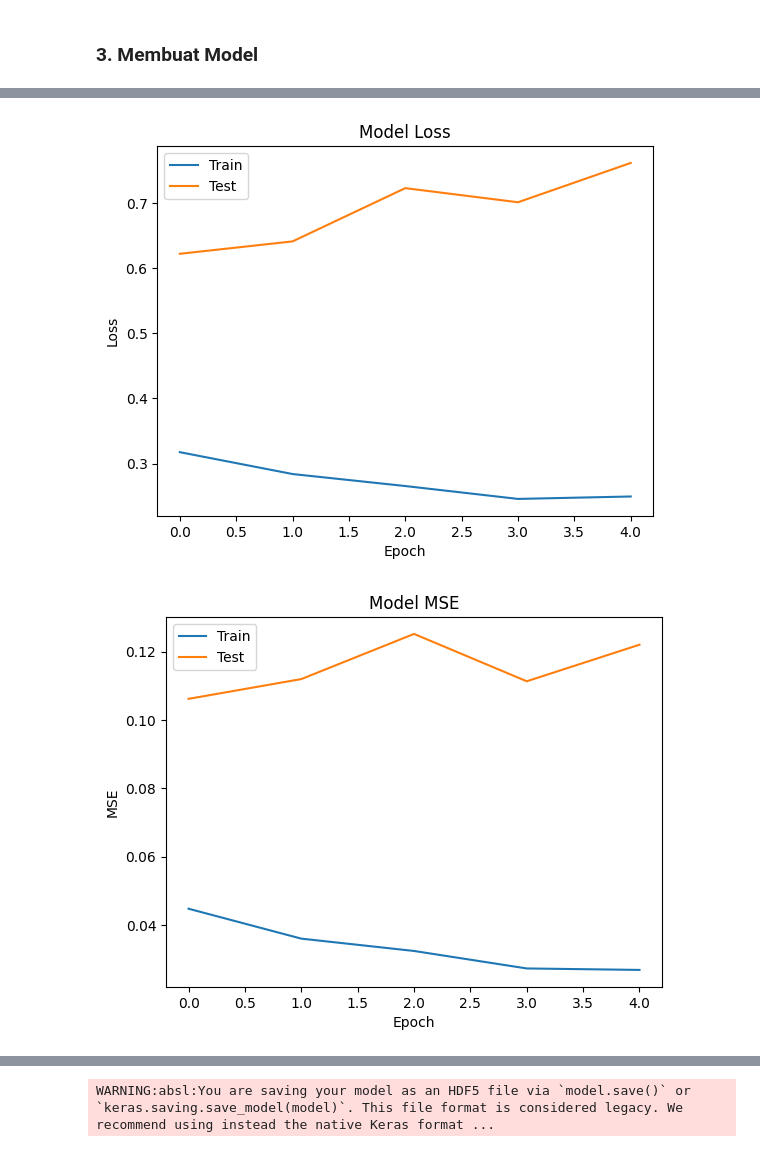
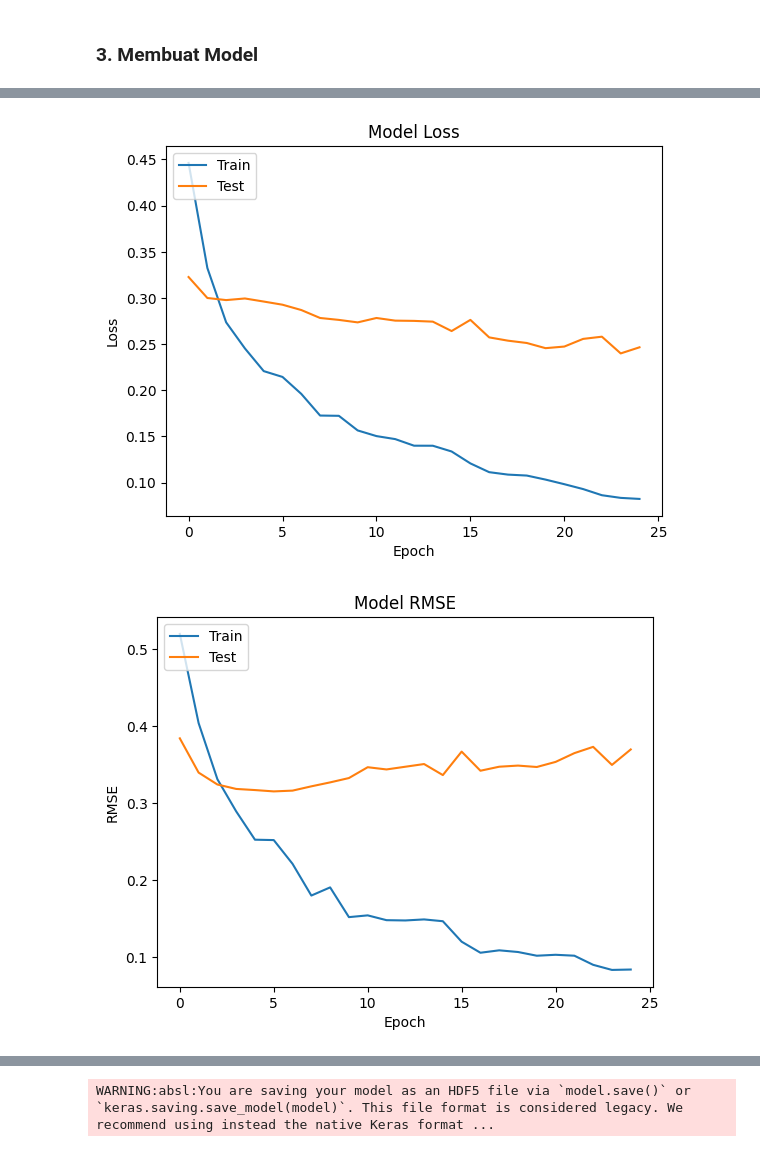
Before and after one commit to zhulkhoirr/Steam-Recommendation-System, a Jupyter notebook: SteamRecommenderSystem.ipynb, the cells around one changed output, grey strips where cells are left out. Cells and saved outputs as stored; diff of their text form; code cells hidden in the pictures.

```diff
--- a/SteamRecommenderSystem.ipynb
+++ b/SteamRecommenderSystem.ipynb
@@ -279,7 +277,9 @@ from tensorflow.keras import Model
 from tensorflow.keras.layers import Input, Embedding, Flatten, Concatenate, Dense, Dropout, BatchNormalization
 from tensorflow.keras.regularizers import l2
 from tensorflow.keras.optimizers import Adam
+from tensorflow.keras.saving import register_keras_serializable
 
+@register_keras_serializable()
 def mse(y_true, y_pred):
   y_true = tf.cast(y_true, tf.float32)
   # Hitung selisih
@@ -320,7 +320,8 @@ def RecommenderNet(n_users, n_app, embedding_size=32):
 
   model = Model([user_input, app_input], output)
 
-  model.compile(loss='binary_crossentropy', optimizer=Adam(learning_rate=0.001), metrics=[mse, rmse])
+  #menggunakan mse sebelumnya binary crossentropy
+  model.compile(loss=mse, optimizer=Adam(learning_rate=0.001), metrics=[rmse])
 
   return model
 
@@ -360,7 +361,7 @@ history = model.fit(
     epochs=25,
     batch_size=8,
     validation_data=([X_test[:, 0], X_test[:, 1]], y_test),
-    callbacks=[early_stopping],
+    # callbacks=[early_stopping],
     shuffle=True
 )
 # %% [output]
@@ -379,32 +385,32 @@ Restoring model weights from the end of the best epoch: 1.
 # %%
 import matplotlib.pyplot as plt
 
 # Plot loss
 plt.plot(history.history['loss'])
 plt.plot(history.history['val_loss'])
 plt.title('Model Loss')
 plt.ylabel('Loss')
 plt.xlabel('Epoch')
 plt.legend(['Train', 'Test'], loc='upper left')
 plt.show()
 
-# Plot MSE
-plt.plot(history.history['mse'])
-plt.plot(history.history['val_mse'])
-plt.title('Model MSE')
-plt.ylabel('MSE')
-plt.xlabel('Epoch')
-plt.legend(['Train', 'Test'], loc='upper left')
-plt.show()
+# # Plot MSE
+# plt.plot(history.history['mse'])
+# plt.plot(history.history['val_mse'])
+# plt.title('Model MSE')
+# plt.ylabel('MSE')
+# plt.xlabel('Epoch')
+# plt.legend(['Train', 'Test'], loc='upper left')
+# plt.show()
 
 # Plot RMSE
 plt.plot(history.history['rmse'])
 plt.plot(history.history['val_rmse'])
 plt.title('Model RMSE')
 plt.ylabel('RMSE')
 plt.xlabel('Epoch')
 plt.legend(['Train', 'Test'], loc='upper left')
 plt.show()
 # %% [output]
-[figure, old version]
+[figure, new version]
-[figure, old version]
+[figure, new version]
```
Also changed, not shown: parts of 6 cells of this notebook.
